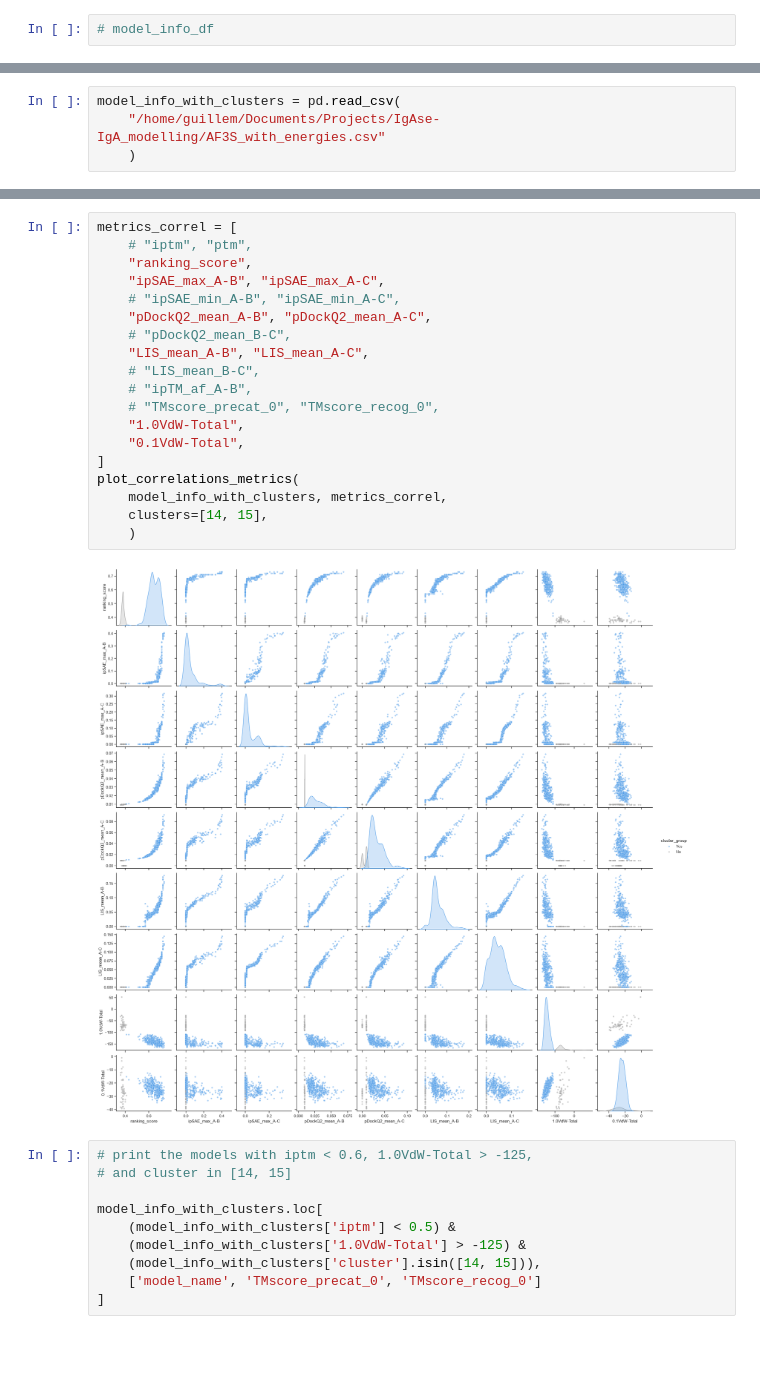
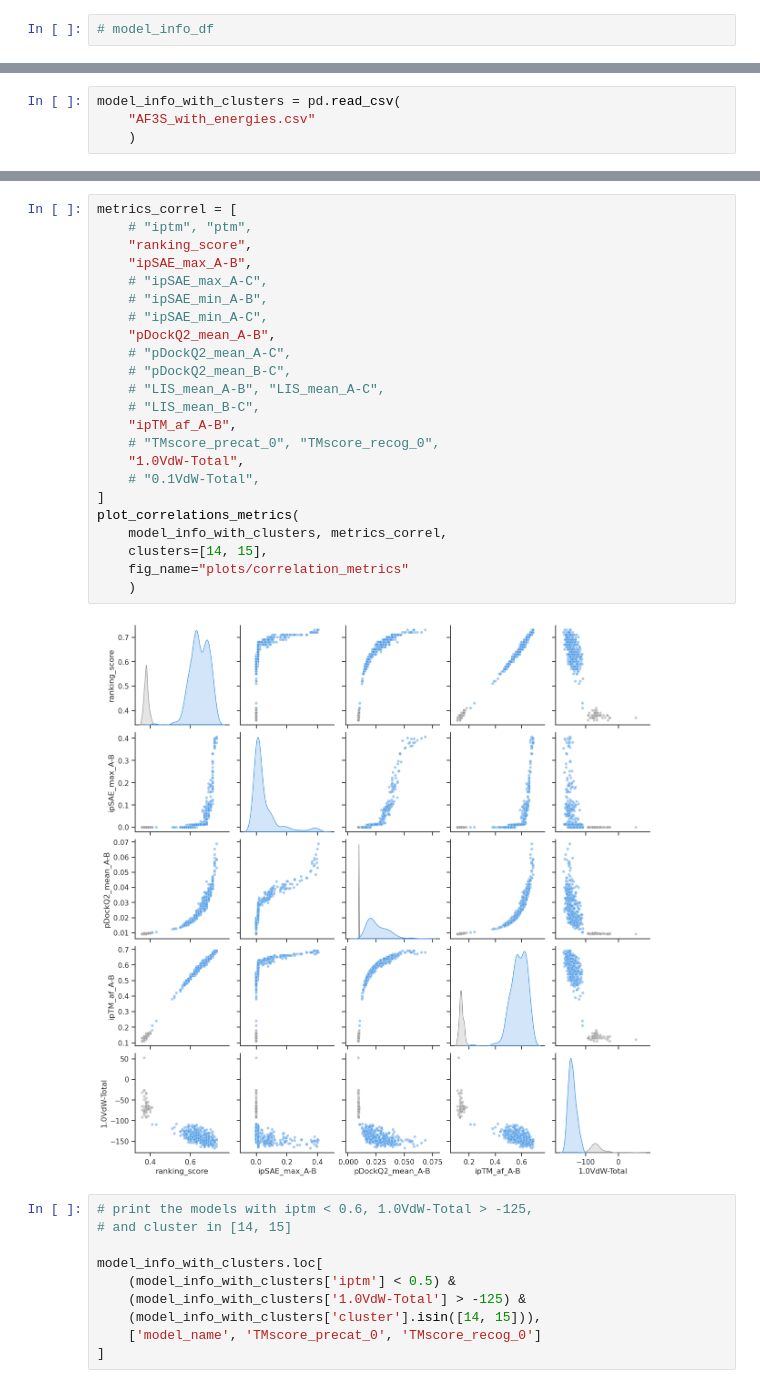
Before and after one commit to Synthetic-Structural-Biology/IgAse-meets-IgA2_AF3, a Jupyter notebook: scores-ICVV.ipynb, the cells around one changed output, grey strips where cells are left out. Cells and saved outputs as stored; diff of their text form; blank space fills up the shorter version.

```diff
--- a/scores-ICVV.ipynb
+++ b/scores-ICVV.ipynb
@@ -883,4 +970,4 @@ The `scale` parameter has been renamed and will be removed in v0.15.0. Pass `den
 # %%
 model_info_with_clusters = pd.read_csv(
-    "/home/guillem/Documents/Projects/IgAse-IgA_modelling/AF3S_with_energies.csv"
+    "AF3S_with_energies.csv"
     )
@@ -918,24 +1041,28 @@ dtype: float64
 # %%
 metrics_correl = [
     # "iptm", "ptm",
     "ranking_score",
-    "ipSAE_max_A-B", "ipSAE_max_A-C",
-    # "ipSAE_min_A-B", "ipSAE_min_A-C",
-    "pDockQ2_mean_A-B", "pDockQ2_mean_A-C",
+    "ipSAE_max_A-B",
+    # "ipSAE_max_A-C",
+    # "ipSAE_min_A-B",
+    # "ipSAE_min_A-C",
+    "pDockQ2_mean_A-B",
+    # "pDockQ2_mean_A-C",
     # "pDockQ2_mean_B-C",
-    "LIS_mean_A-B", "LIS_mean_A-C",
+    # "LIS_mean_A-B", "LIS_mean_A-C",
     # "LIS_mean_B-C",
-    # "ipTM_af_A-B",
+    "ipTM_af_A-B",
     # "TMscore_precat_0", "TMscore_recog_0",
     "1.0VdW-Total",
-    "0.1VdW-Total",
+    # "0.1VdW-Total",
 ]
 plot_correlations_metrics(
     model_info_with_clusters, metrics_correl,
     clusters=[14, 15],
+    fig_name="plots/correlation_metrics"
     )
 # %% [output]
-[figure, old version]
+[figure, new version]
 # %%
 # print the models with iptm < 0.6, 1.0VdW-Total > -125,
 # and cluster in [14, 15]
```
Also changed, not shown: parts of 27 cells of this notebook, 17 other files.
